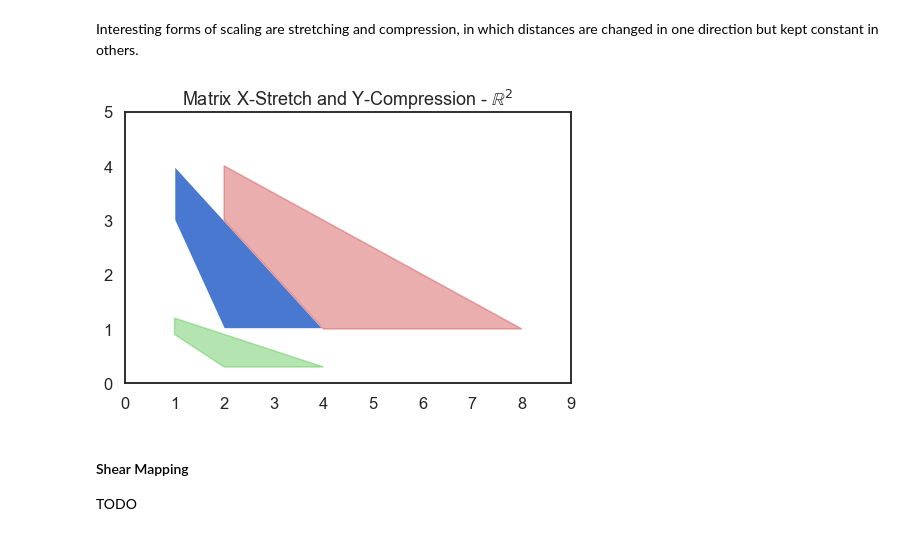
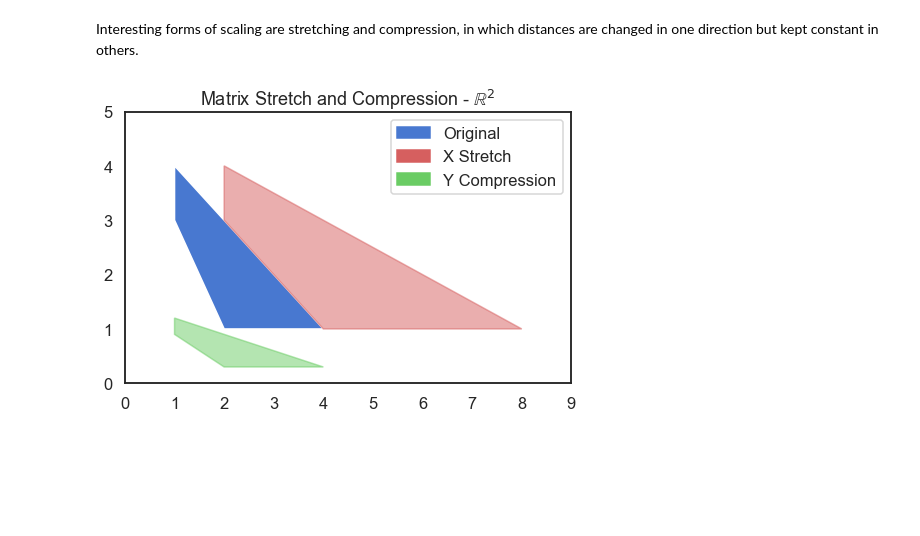
Before and after one commit to DataScienceFoundations/TadMaths, a Jupyter notebook: matrices.ipynb, the cells around one changed output. Saved outputs shown, nothing was run; the diff lists cells and outputs as text; code cells hidden in the pictures; blank space fills up the shorter version.

Commit message:
linear transformations complete
added remaining linear matrix transformations. updated another sentence in vector notebook

```diff
--- a/matrices.ipynb
+++ b/matrices.ipynb
@@ -787,22 +790,24 @@ plt.show()
 Interesting forms of scaling are stretching and compression, in which distances are changed in one direction but kept constant in others.
 # %%
 figure = plt.figure(figsize=(8,5))
-S_X = np.array([
+SX = np.array([
     [2,0],
     [0,1],
 ])
-C_Y = np.array([
+CY = np.array([
     [1,0],
     [0,0.3],
 ])
 plt.gca().add_artist(patches.Polygon(A.T))
-plt.gca().add_artist(patches.Polygon((S_X@A).T, color='r', alpha=0.5))
-plt.gca().add_artist(patches.Polygon((C_Y@A).T, color='g', alpha=0.5))
-plt.title('Matrix X-Stretch and Y-Compression - $\\mathbb{R}^2$')
+plt.gca().add_artist(patches.Polygon((SX @ A).T, color='r', alpha=0.5))
+plt.gca().add_artist(patches.Polygon((CY @ A).T, color='g', alpha=0.5))
+plt.legend(handles=[
+    patches.Patch(color=sns.color_palette()[0], label='Original'),
+    patches.Patch(color=sns.color_palette()[3], label='X Stretch'),
+    patches.Patch(color=sns.color_palette()[2], label='Y Compression')
+], loc='upper right')
+plt.title('Matrix Stretch and Compression - $\\mathbb{R}^2$')
 plt.axis([0, 9, 0, 5])
 plt.show()
 # %% [output]
-[figure, old version]
+[figure, new version]
-# %% [markdown]
-#### Shear Mapping
-TODO
```
Also changed, not shown: parts of 16 cells of this notebook, 1 other file.
